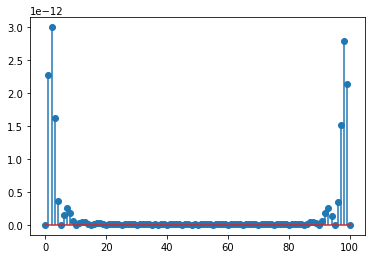
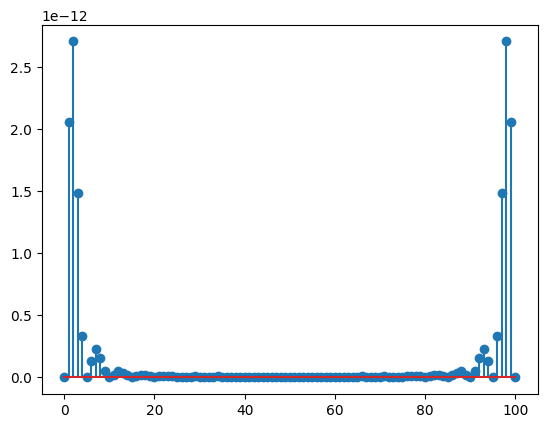
Code edit (unified diff) that turned the first committed figure into the second:
--- before
+++ after
@@ -1 +1 @@
-plt.stem(residuals, use_line_collection=True)
+plt.stem(residuals)

Commit: removed use_line_collection since it is no longer accepted argument